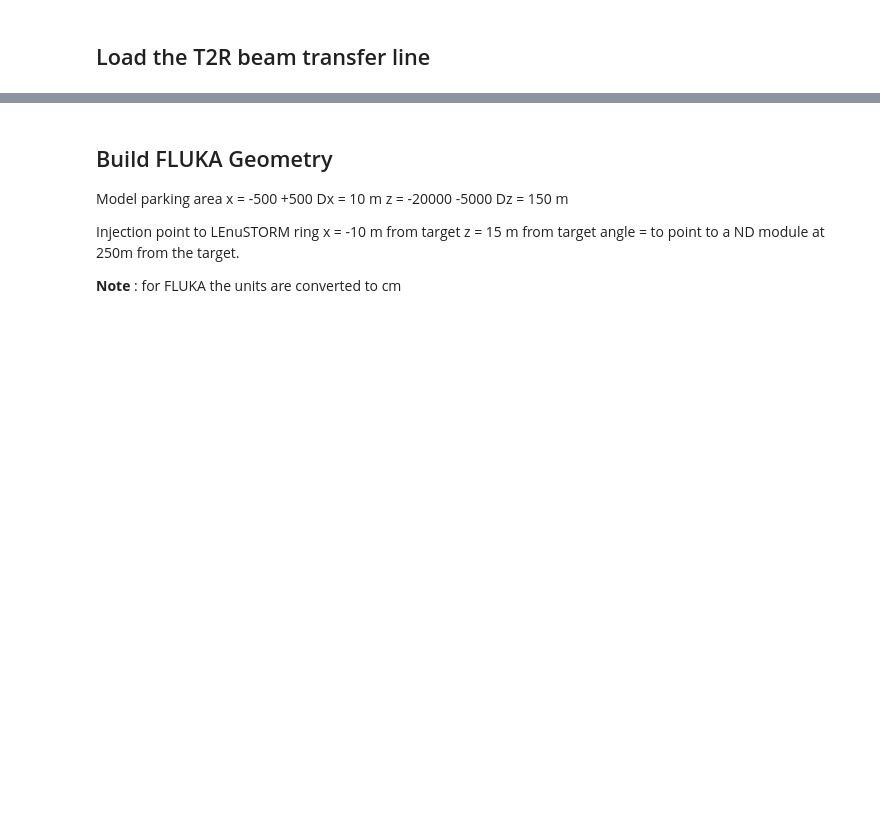
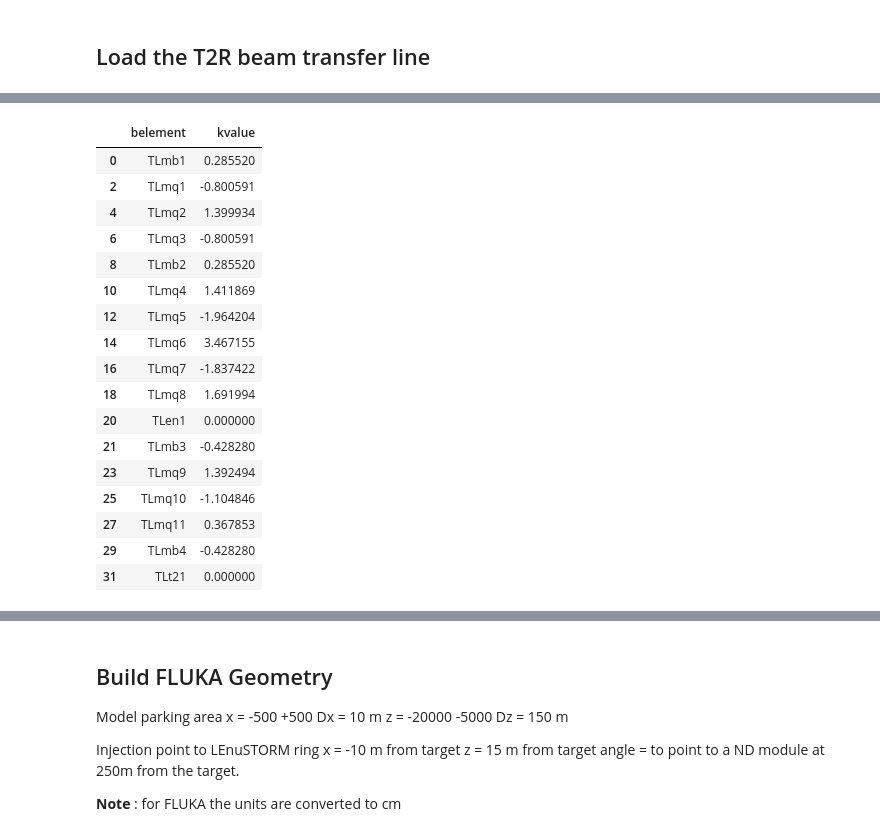
Before and after one commit to JulienHIEGEL/essnusbsim, a Jupyter notebook: dev/generate_fluka.ipynb, the cells around one changed output, grey strips where cells are left out. Saved outputs shown, nothing was run; the diff lists cells and outputs as text; code cells hidden in the pictures; blank space fills up the shorter version.

```diff
--- a/dev/generate_fluka.ipynb
+++ b/dev/generate_fluka.ipynb
@@ -363,3 +389,24 @@ Done loading line from dict.
+# %%
+t2rline_elements_df[['belement','kvalue']]
+# %% [output]
+|  | belement | kvalue |
+| 0 | TLmb1 | 0.285520 |
+| 2 | TLmq1 | -0.800591 |
+| 4 | TLmq2 | 1.399934 |
+| 6 | TLmq3 | -0.800591 |
+| 8 | TLmb2 | 0.285520 |
+| 10 | TLmq4 | 1.411869 |
+| 12 | TLmq5 | -1.964204 |
+| 14 | TLmq6 | 3.467155 |
+| 16 | TLmq7 | -1.837422 |
+| 18 | TLmq8 | 1.691994 |
+| 20 | TLen1 | 0.000000 |
+| 21 | TLmb3 | -0.428280 |
+| 23 | TLmq9 | 1.392494 |
+| 25 | TLmq10 | -1.104846 |
+| 27 | TLmq11 | 0.367853 |
+| 29 | TLmb4 | -0.428280 |
+| 31 | TLt21 | 0.000000 |
 # %%
 if True :
     import xplt
```
Also changed, not shown: parts of 36 cells of this notebook, 39 other files.
